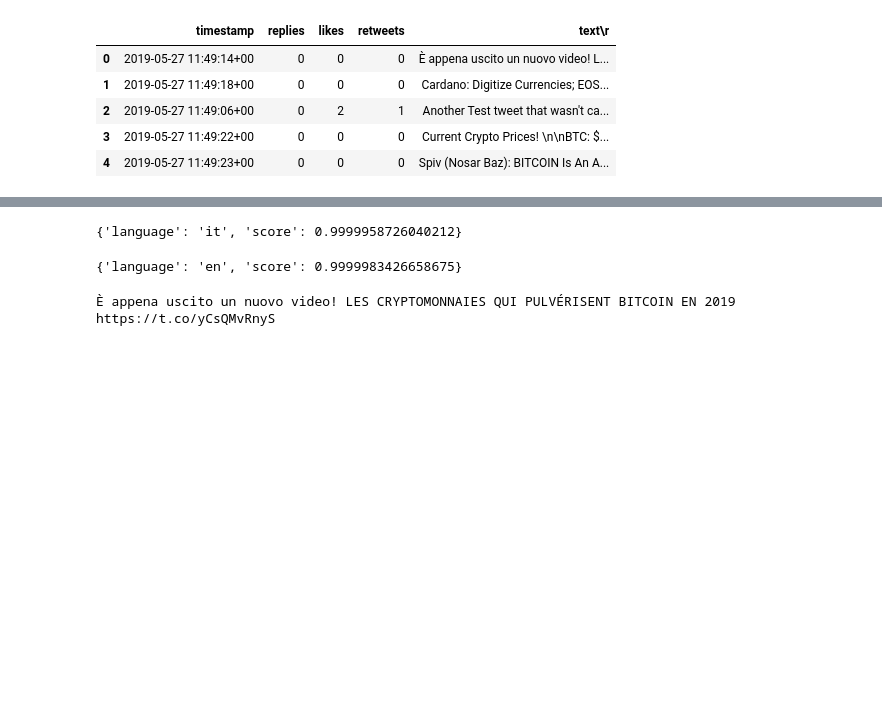
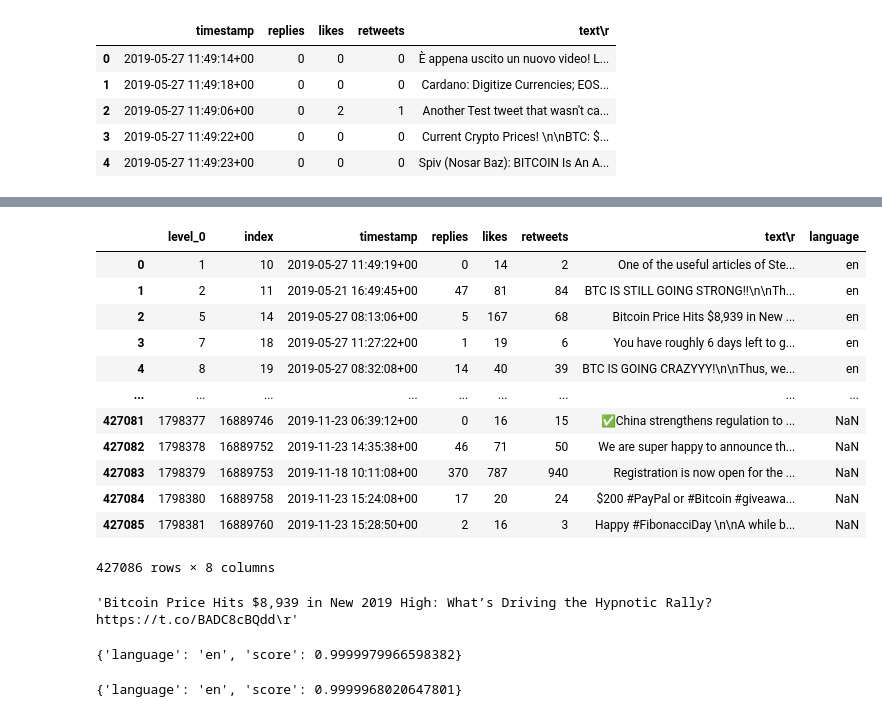
Before and after one commit to MatDeiber/Udacity-ML-Capstone-Project, a Jupyter notebook: Step 1 - Data Exploration and Visualization.ipynb, the cells around one changed output, grey strips where cells are left out. Saved outputs shown, nothing was run; the diff lists cells and outputs as text; code cells hidden in the pictures; blank space fills up the shorter version.

```diff
--- a/Step 1 - Data Exploration and Visualization.ipynb
+++ b/Step 1 - Data Exploration and Visualization.ipynb
@@ -167,3 +171,24 @@ df_tweets.head()
+# %%
+df_tweets = df_tweets[df_tweets['likes'] > 10].reset_index()
+df_tweets
+# %% [output]
+|  | level_0 | index | timestamp | replies | likes | retweets | text\r | language |
+| 0 | 1 | 10 | 2019-05-27 11:49:19+00 | 0 | 14 | 2 | One of the useful articles of Ste... | en |
+| 1 | 2 | 11 | 2019-05-21 16:49:45+00 | 47 | 81 | 84 | BTC IS STILL GOING STRONG!!\n\nTh... | en |
+| 2 | 5 | 14 | 2019-05-27 08:13:06+00 | 5 | 167 | 68 | Bitcoin Price Hits $8,939 in New ... | en |
+| 3 | 7 | 18 | 2019-05-27 11:27:22+00 | 1 | 19 | 6 | You have roughly 6 days left to g... | en |
+| 4 | 8 | 19 | 2019-05-27 08:32:08+00 | 14 | 40 | 39 | BTC IS GOING CRAZYYY!\n\nThus, we... | en |
+| ... | ... | ... | ... | ... | ... | ... | ... | ... |
+| 427081 | 1798377 | 16889746 | 2019-11-23 06:39:12+00 | 0 | 16 | 15 | ✅China strengthens regulation to ... | NaN |
+| 427082 | 1798378 | 16889752 | 2019-11-23 14:35:38+00 | 46 | 71 | 50 | We are super happy to announce th... | NaN |
+| 427083 | 1798379 | 16889753 | 2019-11-18 10:11:08+00 | 370 | 787 | 940 | Registration is now open for the ... | NaN |
+| 427084 | 1798380 | 16889758 | 2019-11-23 15:24:08+00 | 17 | 20 | 24 | $200 #PayPal or #Bitcoin #giveawa... | NaN |
+| 427085 | 1798381 | 16889760 | 2019-11-23 15:28:50+00 | 2 | 16 | 3 | Happy #FibonacciDay \n\nA while b... | NaN |
+427086 rows × 8 columns
+# %%
+df_tweets.loc[2,'text\r']
+# %% [output]
+'Bitcoin Price Hits $8,939 in New 2019 High: What’s Driving the Hypnotic Rally? https://t.co/BADC8cBQdd\r'
 # %%
 import spacy
 from spacy.language import Language
@@ -173,19 +198,21 @@ def get_lang_detector(nlp, name):
     return LanguageDetector()
 
 nlp = spacy.load("en_core_web_sm")
-Language.factory("language_detector2", func=get_lang_detector)
-nlp.add_pipe('language_detector2', last=True)
+Language.factory("language_detector00", func=get_lang_detector)
+nlp.add_pipe('language_detector00', last=True)
 text = df_tweets.loc[2,'text\r']
 doc = nlp(text)
 print(doc._.language)
 # %% [output]
-{'language': 'it', 'score': 0.9999958726040212}
+{'language': 'en', 'score': 0.9999979966598382}
 # %%
-text = df_tweets.loc[2,'text\r']
+text = df_tweets.loc[0,'text\r']
 doc = nlp(text)
 print(doc._.language)
 # %% [output]
-{'language': 'en', 'score': 0.9999983426658675}
+{'language': 'en', 'score': 0.9999968020647801}
 # %%
+def filter_language(row):
+    text = row['text\r']
+    doc = nlp(text)
+    return doc._.language['language']
-# %% [output]
-È appena uscito un nuovo video! LES CRYPTOMONNAIES QUI PULVÉRISENT BITCOIN EN 2019 https://t.co/yCsQMvRnyS
```
Also changed, not shown: parts of 11 cells of this notebook, 9 other files.
